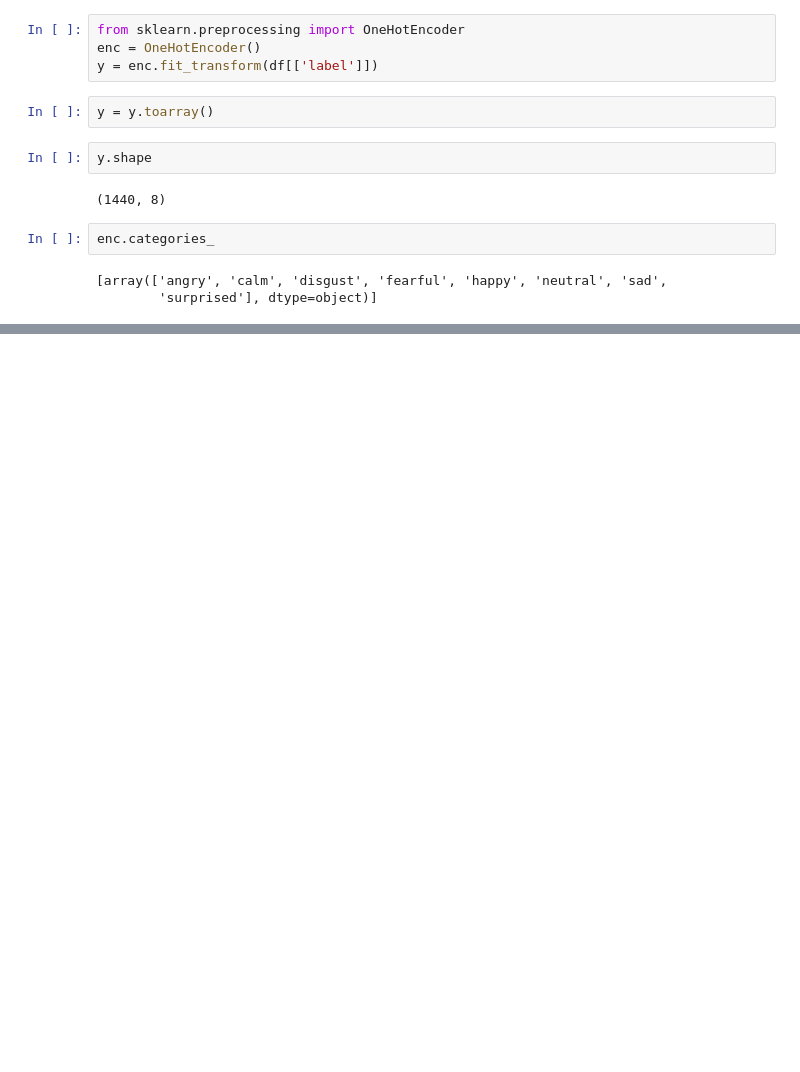
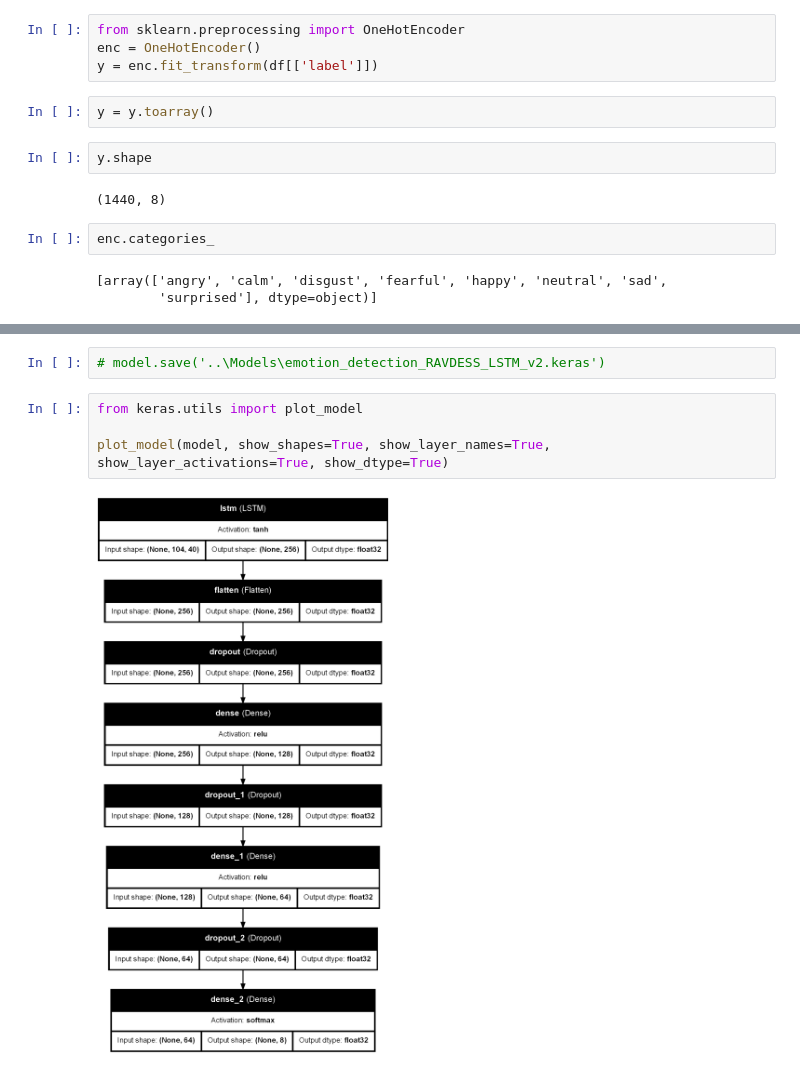
Before and after one commit to nickzheng20/Emotifying-Vocal-Communication, a Jupyter notebook: Model Trainers/Model Trainer (RAVDESS_LSTM) v2.ipynb, the cells around one changed output, grey strips where cells are left out. Drawn from its saved outputs; the diff is of its cells as text; blank space fills up the shorter version.

```diff
--- a/Model Trainers/Model Trainer (RAVDESS_LSTM) v2.ipynb
+++ b/Model Trainers/Model Trainer (RAVDESS_LSTM) v2.ipynb
@@ -283,0 +318,8 @@ plt.show()
+# %%
+# model.save('..\Models\emotion_detection_RAVDESS_LSTM_v2.keras')
+# %%
+from keras.utils import plot_model
+
+plot_model(model, show_shapes=True, show_layer_names=True, show_layer_activations=True, show_dtype=True)
+# %% [output]
+[figure, added]
```
Also changed, not shown: parts of 7 cells of this notebook, 4 other files.
